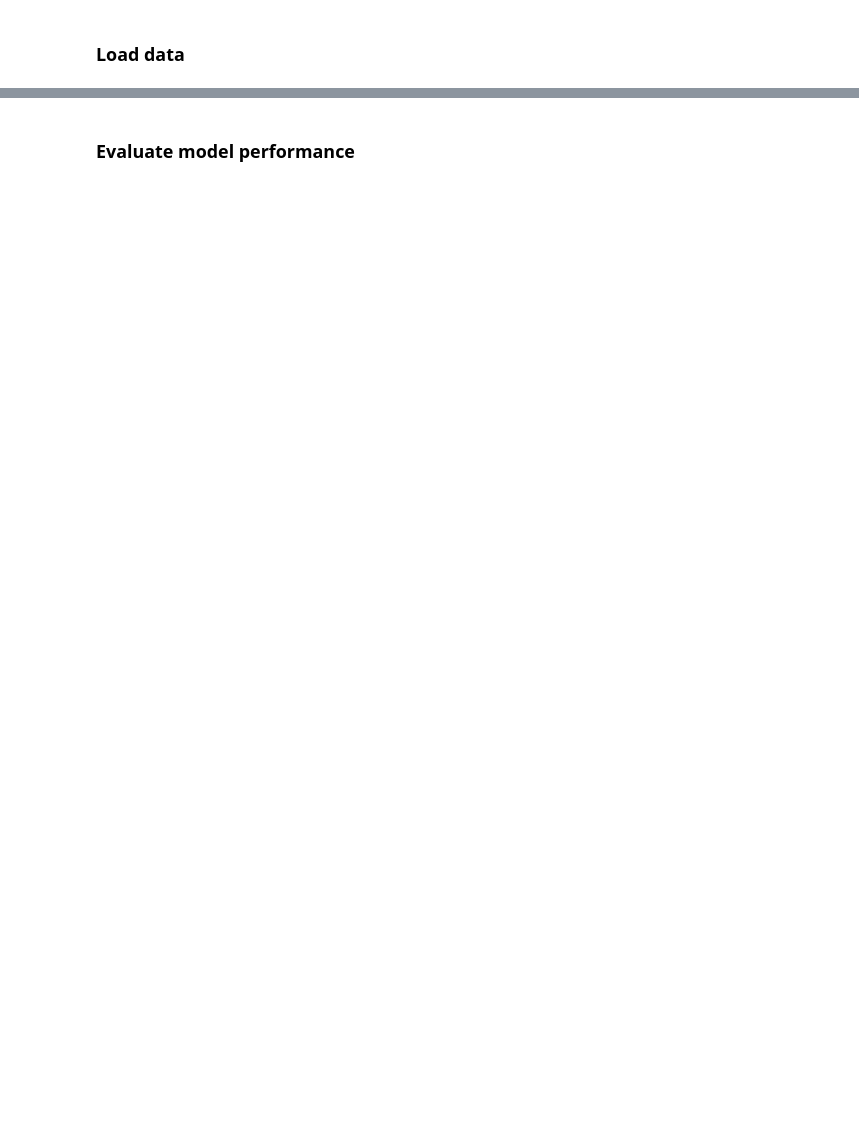
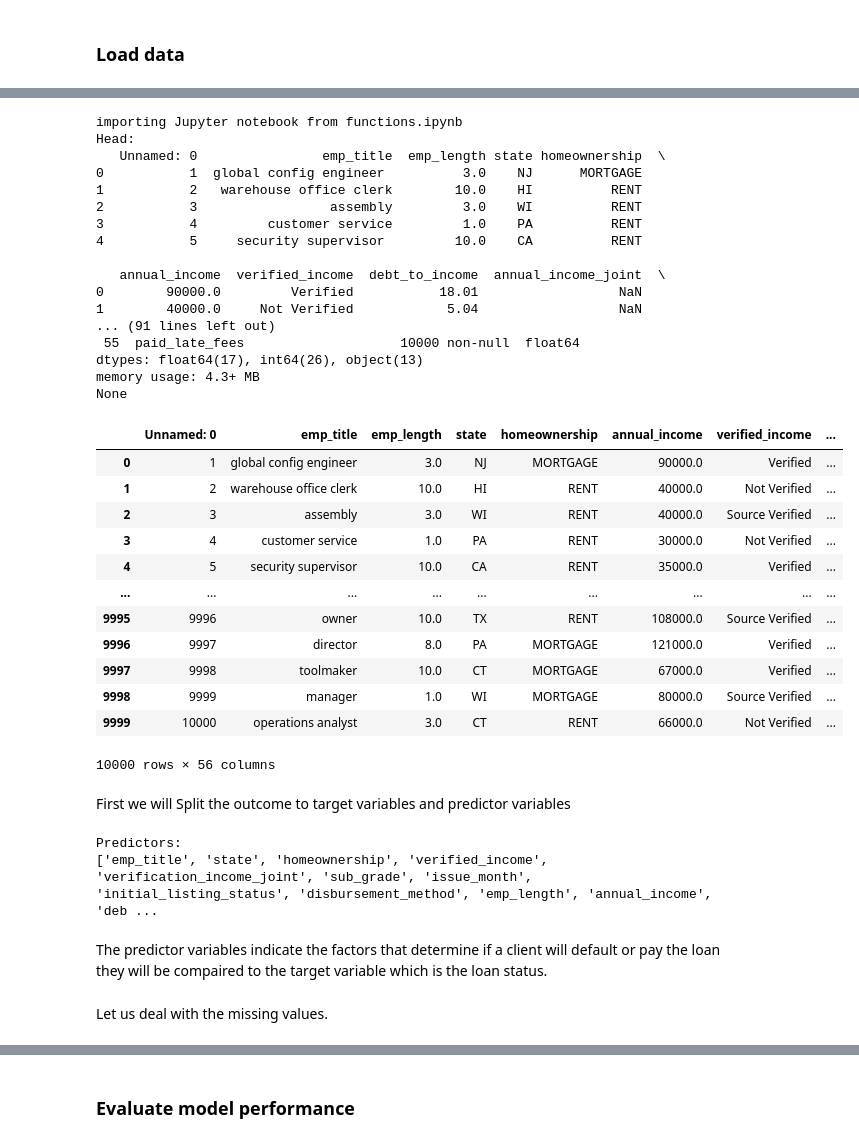
Before and after one commit to Nyabaga/phase-3-project, a Jupyter notebook: Prediction.ipynb, the cells around one changed output, grey strips where cells are left out. Cells and saved outputs as stored; diff of their text form; code cells hidden in the pictures; blank space fills up the shorter version.

Commit message:
perform Eda and feature engineering

```diff
--- a/Prediction.ipynb
+++ b/Prediction.ipynb
@@ -42,0 +56,75 @@ data.head()
+# %%
+import import_ipynb
+import functions
+import pandas as pd
+
+# Path to the data file
+data_path = 'data/loans_full_schema.csv'
+
+# Load the data using the load_data function from the imported notebook
+data = functions.load_data(data_path)
+
+data
+# %% [output]
+importing Jupyter notebook from functions.ipynb
+Head:
+   Unnamed: 0                emp_title  emp_length state homeownership  \
+0           1  global config engineer          3.0    NJ      MORTGAGE
+1           2   warehouse office clerk        10.0    HI          RENT
+2           3                 assembly         3.0    WI          RENT
+3           4         customer service         1.0    PA          RENT
+4           5     security supervisor         10.0    CA          RENT
+
+   annual_income  verified_income  debt_to_income  annual_income_joint  \
+0        90000.0         Verified           18.01                  NaN
+1        40000.0     Not Verified            5.04                  NaN
+... (91 lines left out)
+ 55  paid_late_fees                    10000 non-null  float64
+dtypes: float64(17), int64(26), object(13)
+memory usage: 4.3+ MB
+None
+|  | Unnamed: 0 | emp_title | emp_length | state | homeownership | annual_income | verified_income | ... |
+| 0 | 1 | global config engineer | 3.0 | NJ | MORTGAGE | 90000.0 | Verified | ... |
+| 1 | 2 | warehouse office clerk | 10.0 | HI | RENT | 40000.0 | Not Verified | ... |
+| 2 | 3 | assembly | 3.0 | WI | RENT | 40000.0 | Source Verified | ... |
+| 3 | 4 | customer service | 1.0 | PA | RENT | 30000.0 | Not Verified | ... |
+| 4 | 5 | security supervisor | 10.0 | CA | RENT | 35000.0 | Verified | ... |
+| ... | ... | ... | ... | ... | ... | ... | ... | ... |
+| 9995 | 9996 | owner | 10.0 | TX | RENT | 108000.0 | Source Verified | ... |
+| 9996 | 9997 | director | 8.0 | PA | MORTGAGE | 121000.0 | Verified | ... |
+| 9997 | 9998 | toolmaker | 10.0 | CT | MORTGAGE | 67000.0 | Verified | ... |
+| 9998 | 9999 | manager | 1.0 | WI | MORTGAGE | 80000.0 | Source Verified | ... |
+| 9999 | 10000 | operations analyst | 3.0 | CT | RENT | 66000.0 | Not Verified | ... |
+10000 rows × 56 columns
+# %% [markdown]
+First we will Split the outcome to target variables and predictor variables
+# %%
+# Define the target variable
+target = 'loan_status'
+
+# Drop columns that are not predictive or should not be used as predictors
+non_predictive_columns = ['Unnamed: 0', target]
+
+# Identify categorical and numerical predictors
+categorical_features = ['emp_title', 'state', 'homeownership', 'verified_income',
+                        'verification_income_joint', 'sub_grade', 'issue_month',
+                        'initial_listing_status', 'disbursement_method']
+
+numerical_features = ['emp_length', 'annual_income', 'debt_to_income', 'annual_income_joint',
+                      'balance', 'paid_total', 'paid_principal', 'paid_interest', 'paid_late_fees']
+
+# Combine categorical and numerical features
+predictors = categorical_features + numerical_features
+
+# Drop non-predictive columns from the predictors list if any
+predictors = [col for col in predictors if col not in non_predictive_columns]
+
+print("Predictors:")
+print(predictors)
+# %% [output]
+Predictors:
+['emp_title', 'state', 'homeownership', 'verified_income', 'verification_income_joint', 'sub_grade', 'issue_month', 'initial_listing_status', 'disbursement_method', 'emp_length', 'annual_income', 'deb ...
+# %% [markdown]
+The predictor variables indicate the factors that determine if a client will default or pay the loan they will be compaired to the target variable which is the loan status.
+# %% [markdown]
+Let us deal with the missing values.
```
Also changed, not shown: parts of 28 cells of this notebook, 1 other file.
